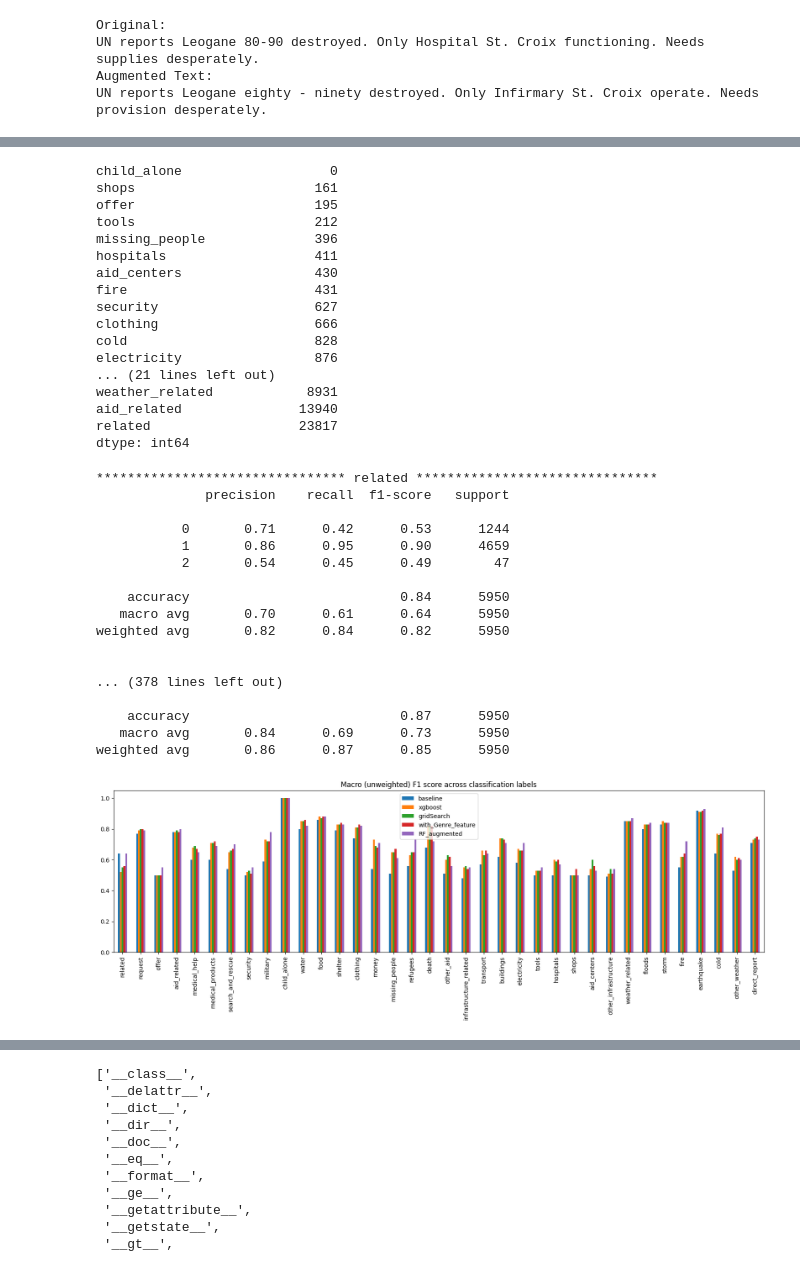
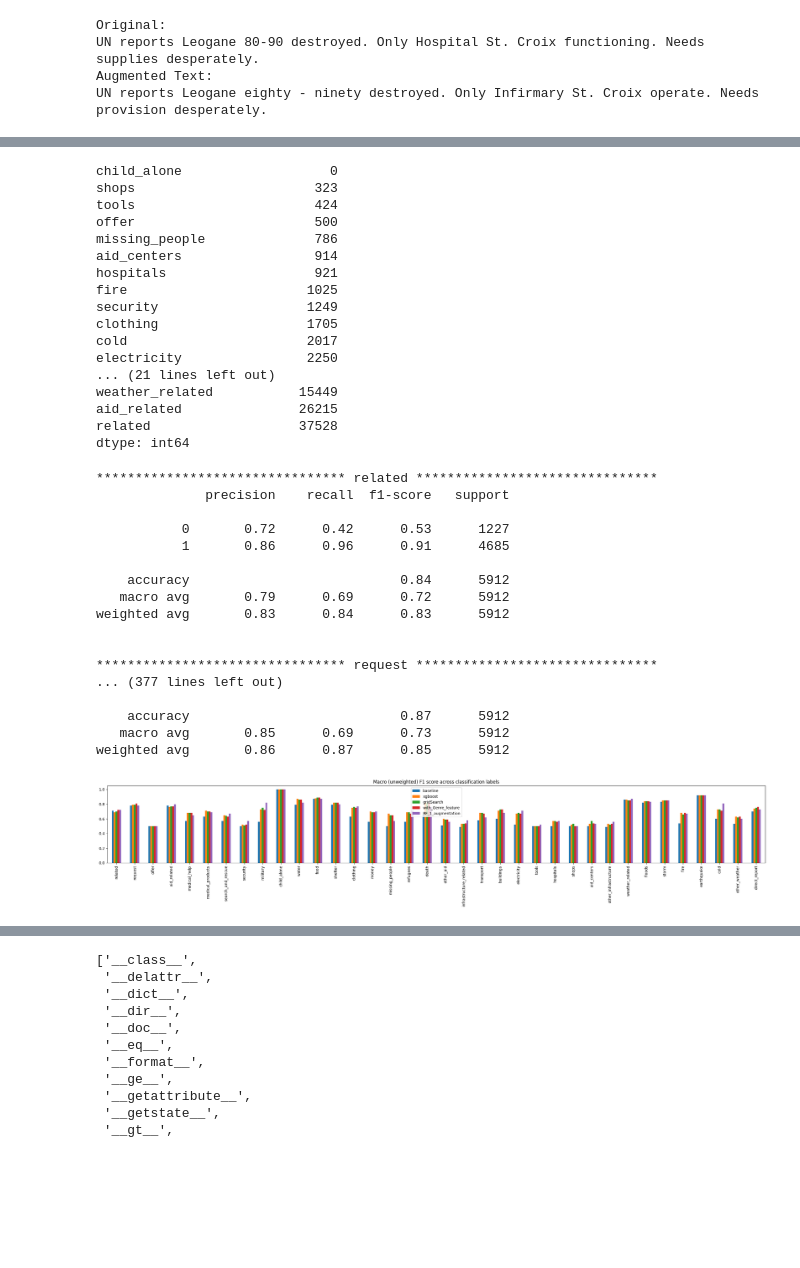
Before and after one commit to LaurentVeyssier/Disaster_Response_Pipeline, a Jupyter notebook: ML Pipeline Preparation.ipynb, the cells around one changed output, grey strips where cells are left out. Saved outputs shown, nothing was run; the diff lists cells and outputs as text; code cells hidden in the pictures; blank space fills up the shorter version.

Commit message:
adjusting data augmentation step

```diff
--- a/ML Pipeline Preparation.ipynb
+++ b/ML Pipeline Preparation.ipynb
@@ -60,7 +60,7 @@ def make_sound():
 [nltk_data]   Package wordnet is already up-to-date!
 # %%
 # load data from database
-engine = create_engine('sqlite:///DisasterResponse.db')
+engine = create_engine('sqlite:///./data/DisasterResponse.db')
 df = pd.read_sql_table(table_name='messages', con=engine)
 X = df.select_dtypes(include=['object']).drop('original',axis=1)
 # There are 36 classes
@@ -146,7 +146,7 @@ def model_performance(pipeline, x,y, name):
     return perf
 
 def plot_performance(performance_df):
-    performance_df.plot(kind='bar', figsize=(20,5))
+    performance_df.plot(kind='bar', figsize=(30,10))
     plt.title('Macro (unweighted) F1 score across classification labels')
     plt.tight_layout()
     plt.show()
@@ -520,17 +520,25 @@ UN reports Leogane 80-90 destroyed. Only Hospital St. Croix functioning. Needs s
 Augmented Text:
 UN reports Leogane eighty - ninety destroyed. Only Infirmary St. Croix operate. Needs provision desperately.
 # %%
+# defines the number of augmentation epochs
+n_augmentation_steps = 10
+
 list_rows = []
 df_to_augment = df.loc[df[under_represented_labels].sum(axis=1)==1,:]
 for idx, row in df_to_augment.iterrows():
     sample = row['message']
-    augmented_text = aug.augment(sample)
-    new_row = row.copy()
-    new_row['message'] = augmented_text[0]
-    list_rows.append(new_row)
+    # produces n augmentation samples
+    augmented_text = aug.augment(sample, n=n_augmentation_steps)
+    for i in range(n_augmentation_steps):
+        new_row = row.copy()
+        new_row['message'] = augmented_text[i]
+        list_rows.append(new_row)
 
+# adds new samples to dataset
 augmented_df = pd.DataFrame(list_rows)
 augmented_df = pd.concat([df, augmented_df], axis=0)
+# eliminates potential duplicates generated during augmentation epochs
+augmented_df.drop_duplicates(inplace=True)
 augmented_df.reset_index(drop=True, inplace=True)
 augmented_df
 # %% [output]
@@ -551,21 +559,21 @@ augmented_df
 augmented_df[labels].sum(axis=0).sort_values()
 # %% [output]
 child_alone                   0
-shops                       161
-offer                       195
-tools                       212
-missing_people              396
-hospitals                   411
-aid_centers                 430
-fire                        431
-security                    627
-clothing                    666
-cold                        828
-electricity                 876
+shops                       323
+tools                       424
+offer                       500
+missing_people              786
+aid_centers                 914
+hospitals                   921
+fire                       1025
+security                   1249
+clothing                   1705
+cold                       2017
+electricity                2250
 ... (21 lines left out)
-weather_related            8931
-aid_related               13940
-related                   23817
+weather_related           15449
+aid_related               26215
+related                   37528
 dtype: int64
 # %%
 X_aug = augmented_df.select_dtypes(include=['object']).drop('original',axis=1)
@@ -587,28 +595,28 @@ pipeline1 = Pipeline([   ('tokenization', CountVectorizer(tokenizer=tokenize, mi
 # %%
 pipeline1, Xtrain,Xtest,ytrain,ytest = train_model(pipeline1, X_aug, Y_aug)  #, 'RF_augmented', performance_df
 # %%
-perf = model_performance(pipeline1, Xtest, ytest, 'RF_augmented')
+perf = model_performance(pipeline1, Xtest, ytest, f'RF_{n_augmentation_steps}_augmentation')
 performance_df = pd.concat([performance_df, perf], axis=1)
 plot_performance(performance_df)
 # %% [output]
 ******************************** related *******************************
               precision    recall  f1-score   support
 
-           0       0.71      0.42      0.53      1244
-           1       0.86      0.95      0.90      4659
-           2       0.54      0.45      0.49        47
+           0       0.72      0.42      0.53      1227
+           1       0.86      0.96      0.91      4685
 
-    accuracy                           0.84      5950
-   macro avg       0.70      0.61      0.64      5950
-weighted avg       0.82      0.84      0.82      5950
+    accuracy                           0.84      5912
+   macro avg       0.79      0.69      0.72      5912
+weighted avg       0.83      0.84      0.83      5912
 
 
-... (378 lines left out)
+******************************** request *******************************
+... (377 lines left out)
 
-    accuracy                           0.87      5950
-   macro avg       0.84      0.69      0.73      5950
-weighted avg       0.86      0.87      0.85      5950
+    accuracy                           0.87      5912
+   macro avg       0.85      0.69      0.73      5912
+weighted avg       0.86      0.87      0.85      5912
-[figure, old version]
+[figure, new version]
 # %%
 # XGBOOST with augmented dataset
 pipeline3 = Pipeline([   ('tokenization', CountVectorizer(tokenizer=tokenize, min_df=3, max_features=10000)),
```
Also changed, not shown: parts of 15 cells of this notebook, 3 other files.
